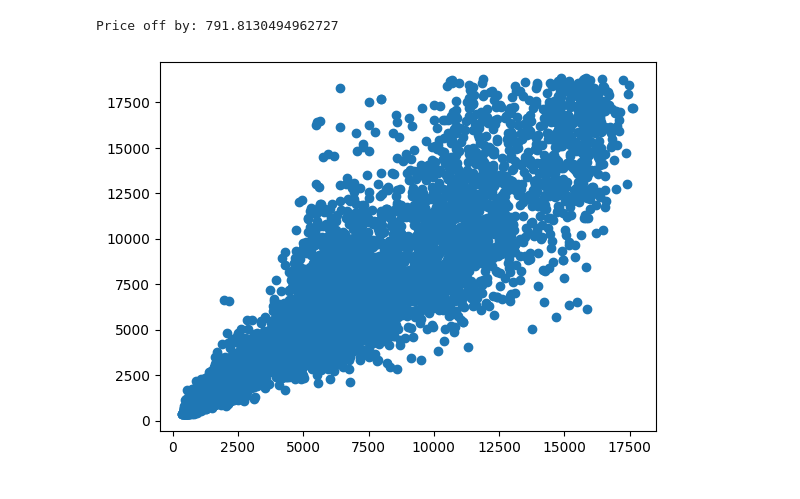
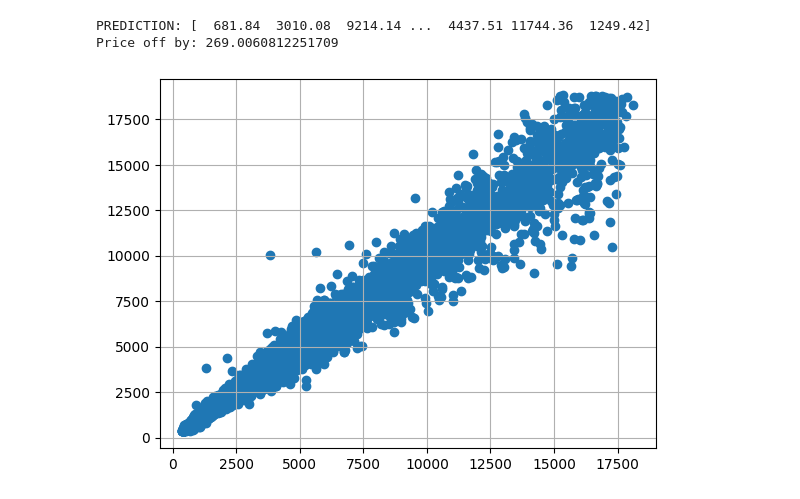
Before and after one commit to KaiPereira/Collection-of-ML-Projects, a Jupyter notebook: Diamond Price Prediction/notebook.ipynb, the cells around one changed output. Saved outputs shown, nothing was run; the diff lists cells and outputs as text; code cells hidden in the pictures.

Commit message:
added diamond, stock and used car prediction

```diff
--- a/Diamond Price Prediction/notebook.ipynb
+++ b/Diamond Price Prediction/notebook.ipynb
@@ -5,6 +5,8 @@ from sklearn.metrics import mean_absolute_error
 import pandas as pd
 from sklearn.preprocessing import OneHotEncoder
 import matplotlib.pyplot as plt
+from sklearn.preprocessing import PolynomialFeatures
+from sklearn.pipeline import make_pipeline
 
 
 # Grab our datasets
@@ -18,38 +20,41 @@ objective = train[objective_var]
 
 
 # Grab our training variables
-# training_vars = ["carat", "cut", "color", "clarity", "depth", "table", "x", "y"]
-training_vars = ["carat", "depth", "x", "y", "table", "z"]
+training_vars = ["carat", "cut", "color", "clarity", "depth", "table", "x", "y", "z"]
 training = train[training_vars]
 
 
 # Turn categorical into numerical
 training = pd.get_dummies(training)
 
 
 # Split our data
 train_x, test_x, train_y, test_y = model_selection.train_test_split(training, objective)
 
 
 # Our model
-model = RandomForestRegressor()
+model = make_pipeline(PolynomialFeatures(2), RandomForestRegressor())
 
 # Train out model
 model.fit(train_x, train_y.values.ravel())
 
 # Predict using our model
 prediction = model.predict(test_x)
 
 
 # Get out accuracy
 accuracy = mean_absolute_error(prediction, test_y)
 
+
+print("PREDICTION: {}".format(prediction))
 print("Price off by: {}".format(accuracy))
 
 
 # Model our result accuract
 plt.scatter(prediction, test_y)
+plt.grid()
 plt.show()
 # %% [output]
-Price off by: 791.8130494962727
+PREDICTION: [  681.84  3010.08  9214.14 ...  4437.51 11744.36  1249.42]
+Price off by: 269.0060812251709
-[figure, old version]
+[figure, new version]
```
Also changed, not shown: 1 other file.
